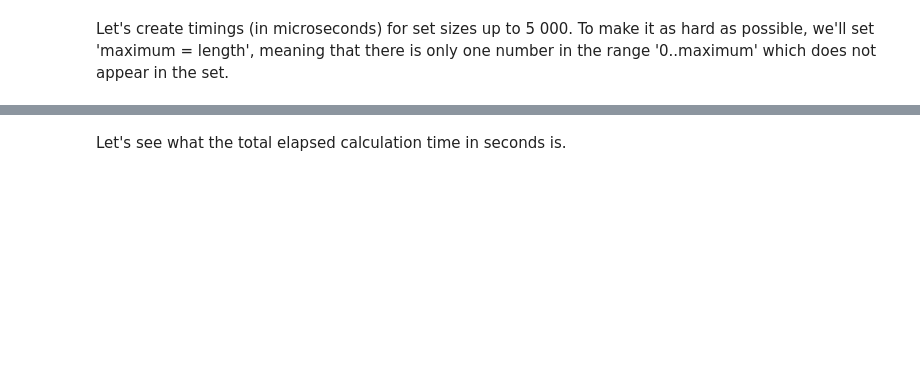
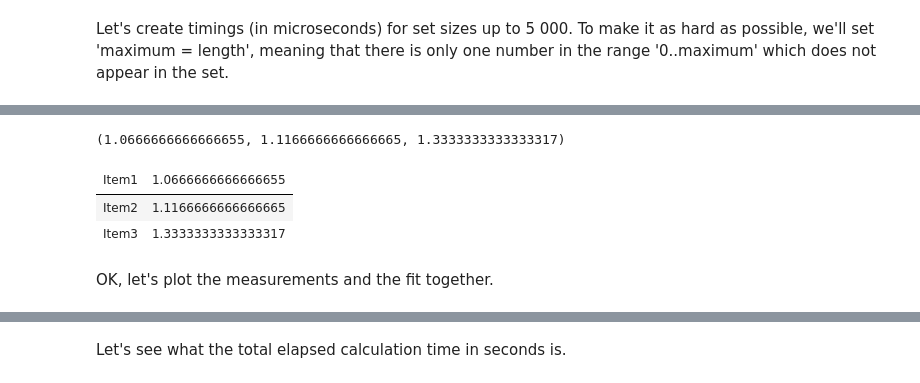
Before and after one commit to abcoates/smallest-free-number, a Jupyter notebook: smallest-free-number-fsharp.ipynb, the cells around one changed output, grey strips where cells are left out. Saved outputs shown, nothing was run; the diff lists cells and outputs as text; code cells hidden in the pictures; blank space fills up the shorter version.

```diff
--- a/smallest-free-number-fsharp.ipynb
+++ b/smallest-free-number-fsharp.ipynb
@@ -217,0 +275,10 @@ Done.
+# %%
+let (p0, p1, p2) = Fit.Curve(lengthsFloat, timingsFloat, fitFunc, p0init, p1init, p2init, tolerance, maxIterations).ToTuple()
+(p0, p1, p2)
+# %% [output]
+(1.0666666666666655, 1.1166666666666665, 1.3333333333333317)
+| Item1 | 1.0666666666666655 |
+| Item2 | 1.1166666666666665 |
+| Item3 | 1.3333333333333317 |
+# %% [markdown]
+OK, let's plot the measurements and the fit together.
```
Also changed, not shown: parts of 41 cells of this notebook.
